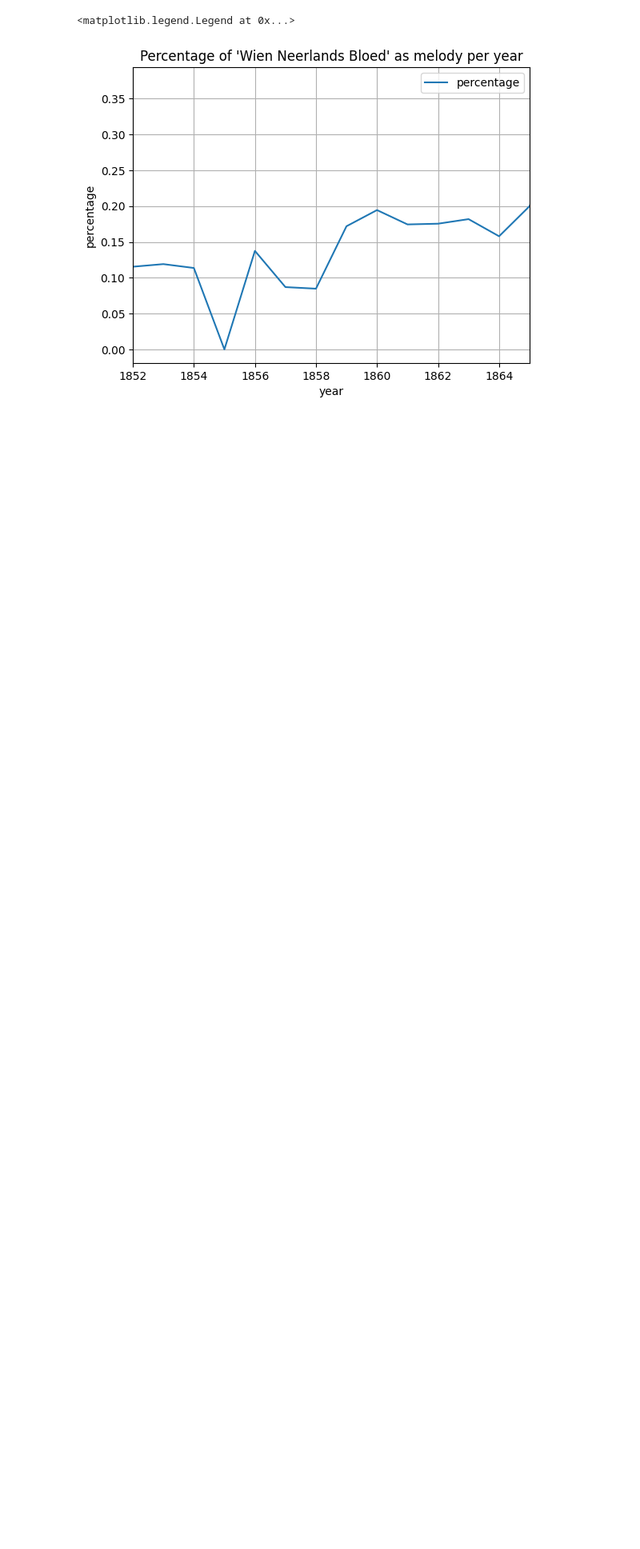
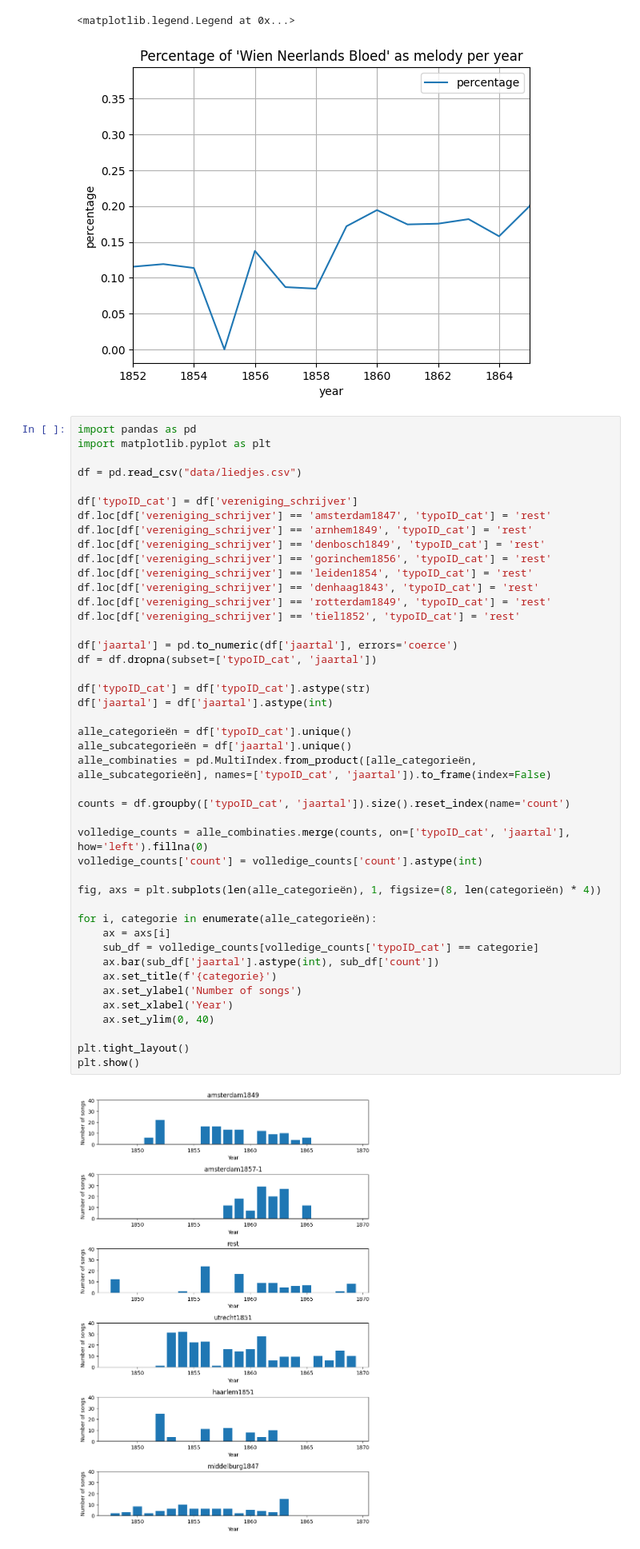
Before and after one commit to ivozandhuis/tv-liedjes, a Jupyter notebook: analysis/overview.ipynb, the cells around one changed output. Shown at 80% size. Cells and saved outputs as stored; diff of their text form; blank space fills up the shorter version.

```diff
--- a/analysis-songs.ipynb
+++ b/analysis/overview.ipynb
@@ -174,3 +192,49 @@ ax.legend(['percentage'])
 # %% [output]
 <matplotlib.legend.Legend at 0x...>
 [figure]
+# %%
+import pandas as pd
+import matplotlib.pyplot as plt
+
+df = pd.read_csv("data/liedjes.csv")
+
+df['typoID_cat'] = df['vereniging_schrijver']
+df.loc[df['vereniging_schrijver'] == 'amsterdam1847', 'typoID_cat'] = 'rest'
+df.loc[df['vereniging_schrijver'] == 'arnhem1849', 'typoID_cat'] = 'rest'
+df.loc[df['vereniging_schrijver'] == 'denbosch1849', 'typoID_cat'] = 'rest'
+df.loc[df['vereniging_schrijver'] == 'gorinchem1856', 'typoID_cat'] = 'rest'
+df.loc[df['vereniging_schrijver'] == 'leiden1854', 'typoID_cat'] = 'rest'
+df.loc[df['vereniging_schrijver'] == 'denhaag1843', 'typoID_cat'] = 'rest'
+df.loc[df['vereniging_schrijver'] == 'rotterdam1849', 'typoID_cat'] = 'rest'
+df.loc[df['vereniging_schrijver'] == 'tiel1852', 'typoID_cat'] = 'rest'
+
+df['jaartal'] = pd.to_numeric(df['jaartal'], errors='coerce')
+df = df.dropna(subset=['typoID_cat', 'jaartal'])
+
+df['typoID_cat'] = df['typoID_cat'].astype(str)
+df['jaartal'] = df['jaartal'].astype(int)
+
+alle_categorieën = df['typoID_cat'].unique()
+alle_subcategorieën = df['jaartal'].unique()
+alle_combinaties = pd.MultiIndex.from_product([alle_categorieën, alle_subcategorieën], names=['typoID_cat', 'jaartal']).to_frame(index=False)
+
+counts = df.groupby(['typoID_cat', 'jaartal']).size().reset_index(name='count')
+
+volledige_counts = alle_combinaties.merge(counts, on=['typoID_cat', 'jaartal'], how='left').fillna(0)
+volledige_counts['count'] = volledige_counts['count'].astype(int)
+
+fig, axs = plt.subplots(len(alle_categorieën), 1, figsize=(8, len(categorieën) * 4))
+
+for i, categorie in enumerate(alle_categorieën):
+    ax = axs[i]
+    sub_df = volledige_counts[volledige_counts['typoID_cat'] == categorie]
+    ax.bar(sub_df['jaartal'].astype(int), sub_df['count'])
+    ax.set_title(f'{categorie}')
+    ax.set_ylabel('Number of songs')
+    ax.set_xlabel('Year')
+    ax.set_ylim(0, 40)
+
+plt.tight_layout()
+plt.show()
+# %% [output]
+[figure, added]
```
Also changed, not shown: parts of 2 cells of this notebook, 12 other files.
